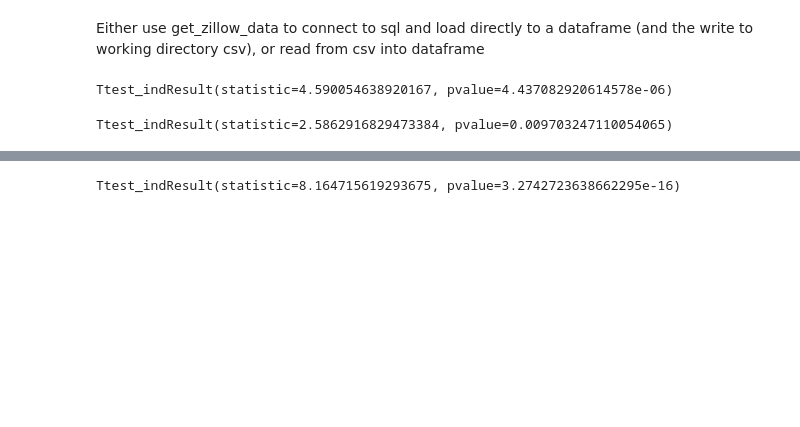
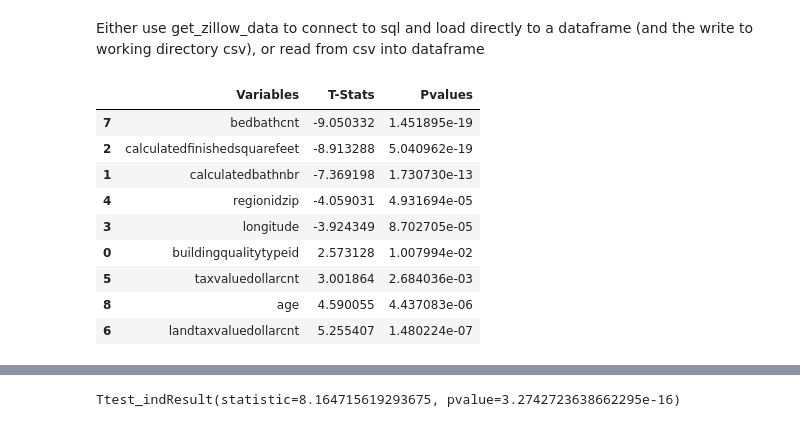
Before and after one commit to GaryGonzenbach/ds-methodologies-exercises, a Jupyter notebook: Clustering/explore_zillow.ipynb, the cells around one changed output, grey strips where cells are left out. Saved outputs shown, nothing was run; the diff lists cells and outputs as text; code cells hidden in the pictures; blank space fills up the shorter version.

```diff
--- a/Clustering/explore_zillow.ipynb
+++ b/Clustering/explore_zillow.ipynb
@@ -56,13 +59,3 @@ df['error_bin'] = pd.qcut(df.logerror, 4, labels=[ 'q1', 'q2', 'q3', 'q4'])
 # %%
 features_for_pairplot = ['logerror','calculatedfinishedsquarefeet','lotsizesquarefeet','regionidzip','taxvaluedollarcnt', 'yearbuilt', 'landtaxvaluedollarcnt']
 # features_for_pairplot = ['logerror','calculatedfinishedsquarefeet','lotsizesquarefeet']
-# %%
-stats.ttest_ind(df[df.age < df.age.mean()].logerror.dropna(),
-               df[df.age > df.age.mean()].logerror.dropna())
-# %% [output]
-Ttest_indResult(statistic=4.590054638920167, pvalue=4.437082920614578e-06)
-# %%
-stats.ttest_ind(df[df.age < 30].logerror.dropna(),
-               df[df.age > 40].logerror.dropna())
-# %% [output]
-Ttest_indResult(statistic=2.5862916829473384, pvalue=0.009703247110054065)
@@ -68,0 +66,13 @@ Ttest_indResult(statistic=2.5862916829473384, pvalue=0.009703247110054065)
+# %%
+Ttest_df
+# %% [output]
+|  | Variables | T-Stats | Pvalues |
+| 7 | bedbathcnt | -9.050332 | 1.451895e-19 |
+| 2 | calculatedfinishedsquarefeet | -8.913288 | 5.040962e-19 |
+| 1 | calculatedbathnbr | -7.369198 | 1.730730e-13 |
+| 4 | regionidzip | -4.059031 | 4.931694e-05 |
+| 3 | longitude | -3.924349 | 8.702705e-05 |
+| 0 | buildingqualitytypeid | 2.573128 | 1.007994e-02 |
+| 5 | taxvaluedollarcnt | 3.001864 | 2.684036e-03 |
+| 8 | age | 4.590055 | 4.437083e-06 |
+| 6 | landtaxvaluedollarcnt | 5.255407 | 1.480224e-07 |
```
Also changed, not shown: parts of 8 cells of this notebook, 1 other file.
